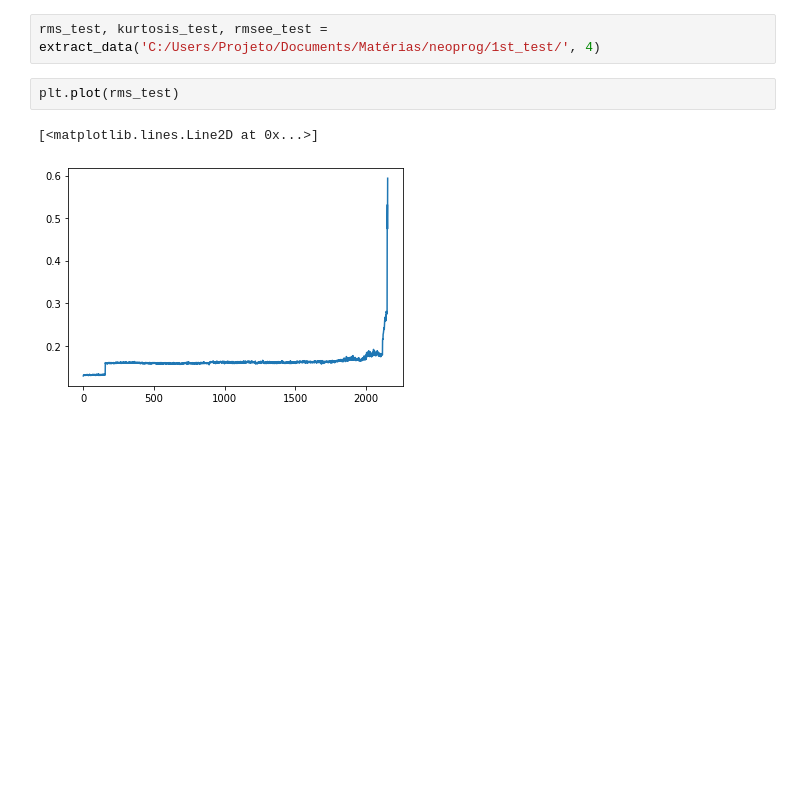
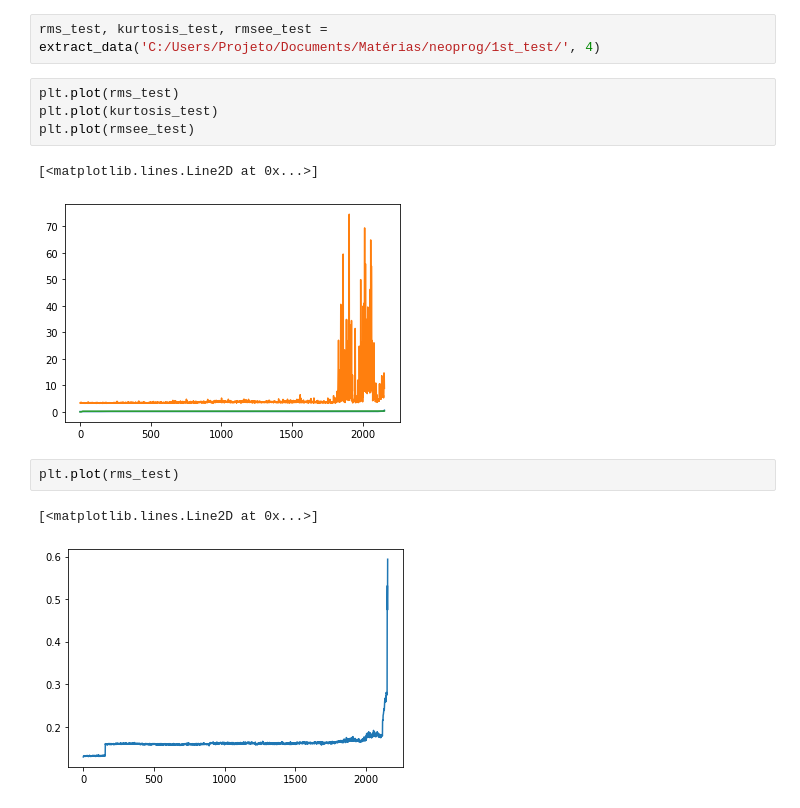
Before and after one commit to LeandroMoura3/neoprog, a Jupyter notebook: 2nd.ipynb, the cells around one changed output. Drawn from its saved outputs; the diff is of its cells as text; blank space fills up the shorter version.

```diff
--- a/2nd.ipynb
+++ b/2nd.ipynb
@@ -153,5 +209,12 @@ plt.plot(max_ufrf_rmsee)
 # %%
 rms_test, kurtosis_test, rmsee_test = extract_data('C:/Users/Projeto/Documents/Matérias/neoprog/1st_test/', 4)
+# %%
+plt.plot(rms_test)
+plt.plot(kurtosis_test)
+plt.plot(rmsee_test)
+# %% [output]
+[<matplotlib.lines.Line2D at 0x...>]
+[figure, added]
 # %%
 plt.plot(rms_test)
 # %% [output]
```
Also changed, not shown: parts of 16 cells of this notebook, 4 other files.
